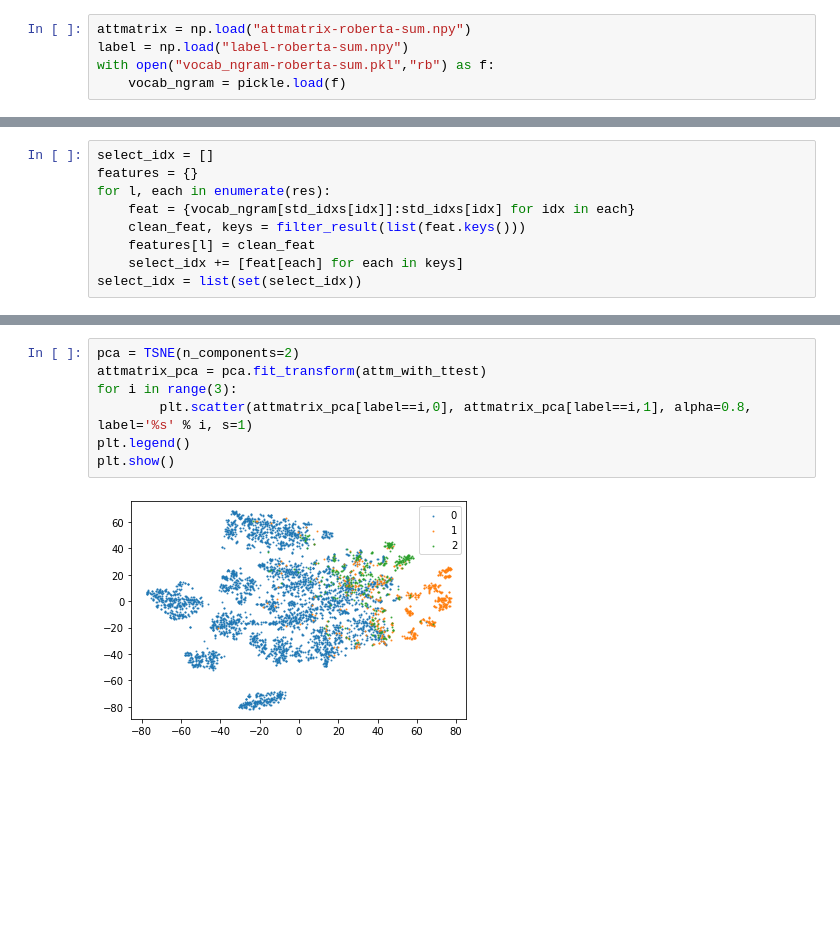
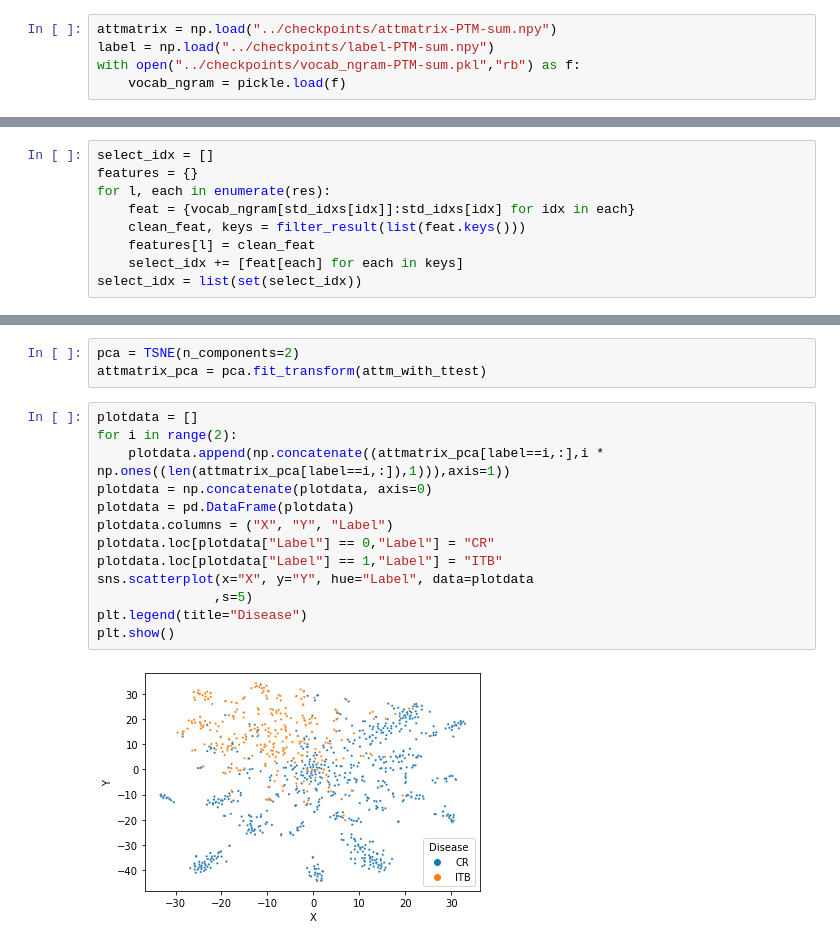
Before and after one commit to Lukeming-tsinghua/Interpretable-NN-for-IBD-diagnosis, a Jupyter notebook: script/analysis.ipynb, the cells around one changed output, grey strips where cells are left out. Saved outputs shown, nothing was run; the diff lists cells and outputs as text; blank space fills up the shorter version.

```diff
--- a/script/analysis.ipynb
+++ b/script/analysis.ipynb
@@ -68,8 +60,8 @@ with open("vocab_ngram-roberta-sum.pkl","wb") as f:
     pickle.dump(vocab_ngram, f)
 # %%
-attmatrix = np.load("attmatrix-roberta-sum.npy")
-label = np.load("label-roberta-sum.npy")
-with open("vocab_ngram-roberta-sum.pkl","rb") as f:
+attmatrix = np.load("../checkpoints/attmatrix-PTM-sum.npy")
+label = np.load("../checkpoints/label-PTM-sum.npy")
+with open("../checkpoints/vocab_ngram-PTM-sum.pkl","rb") as f:
     vocab_ngram = pickle.load(f)
 # %%
 atts = []
@@ -171,12 +163,21 @@ print(len(select_idx))
-# %%
-pca = TSNE(n_components=2)
-attmatrix_pca = pca.fit_transform(attm_with_ttest)
-for i in range(3):
-        plt.scatter(attmatrix_pca[label==i,0], attmatrix_pca[label==i,1], alpha=0.8, label='%s' % i, s=1)
-plt.legend()
-plt.show()
-# %% [output]
-[figure, removed]
+# %%
+pca = TSNE(n_components=2)
+attmatrix_pca = pca.fit_transform(attm_with_ttest)
+# %%
+plotdata = []
+for i in range(2):
+    plotdata.append(np.concatenate((attmatrix_pca[label==i,:],i * np.ones((len(attmatrix_pca[label==i,:]),1))),axis=1))
+plotdata = np.concatenate(plotdata, axis=0)
+plotdata = pd.DataFrame(plotdata)
+plotdata.columns = ("X", "Y", "Label")
+plotdata.loc[plotdata["Label"] == 0,"Label"] = "CR"
+plotdata.loc[plotdata["Label"] == 1,"Label"] = "ITB"
+sns.scatterplot(x="X", y="Y", hue="Label", data=plotdata
+               ,s=5)
+plt.legend(title="Disease")
+plt.show()
+# %% [output]
+[figure, added]
 # %%
 pattm = attm_with_ttest
 for i in range(pattm.shape[0]):
```
Also changed, not shown: parts of 12 cells of this notebook, 8 other files.
